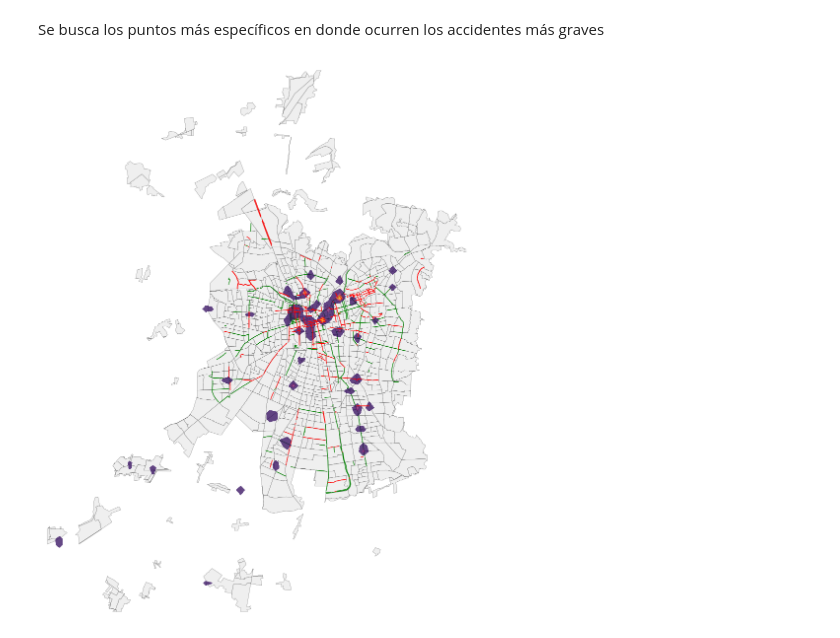
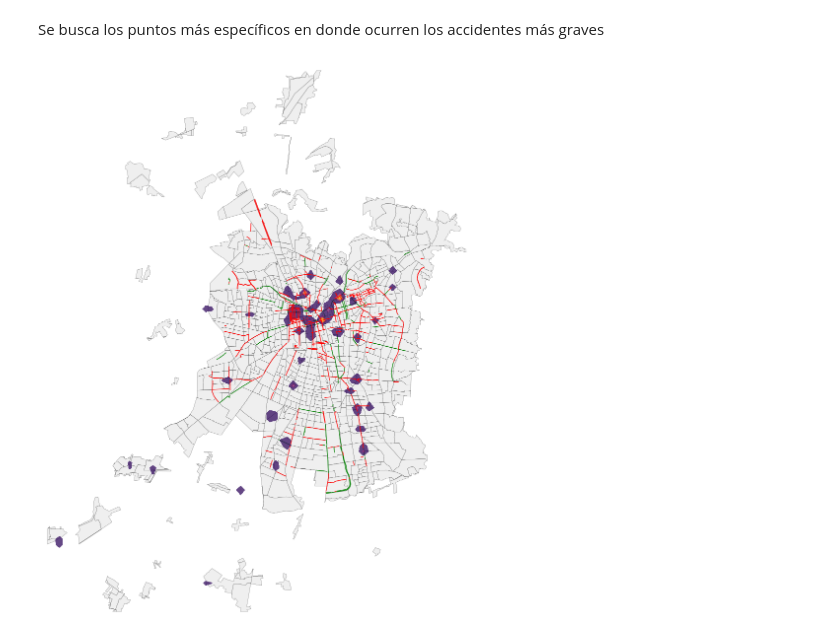
Before and after one commit to IgnacioTorr/aves, a Jupyter notebook: notebooks/vis-course/2024-otoño/Hito.ipynb, the cells around one changed output. Cells and saved outputs as stored; diff of their text form; code cells hidden in the pictures.

```diff
--- a/notebooks/vis-course/2024-otoño/Hito.ipynb
+++ b/notebooks/vis-course/2024-otoño/Hito.ipynb
@@ -250,33 +178,33 @@ Se busca los puntos más específicos en donde ocurren los accidentes más grave
 from aves.visualization.maps import heat_map
 from aves.visualization.figures import GeoFacetGrid
 
 grid = GeoFacetGrid(
     origenes_viajes[origenes_viajes.Gravedad > 7],
     context=zones,
     height=6,
 )
 
 grid.add_layer(zones, color="#efefef", edgecolor="black", linewidth=0.1)
 
 
 #estados: Singularid y Recomendad
-grid.add_layer(ciclovias_2021[ciclovias_2021["Singularid"] == "Aprobado"] ,edgecolor='green', facecolor='none', linewidth=0.5)
-grid.add_layer(ciclovias_2021[ciclovias_2021["Singularid"] == "Reprobado"] ,edgecolor='red', facecolor='none', linewidth=0.5)
+grid.add_layer(ciclovias_2021[ciclovias_2021["Recomendad"] == "Aprobado"] ,edgecolor='green', facecolor='none', linewidth=0.5)
+grid.add_layer(ciclovias_2021[ciclovias_2021["Recomendad"] == "Reprobado"] ,edgecolor='red', facecolor='none', linewidth=0.5)
 
 grid.add_layer(
     heat_map,
     # atributo de los datos con la importancia o peso de cada viaje
     weight="Gravedad",
     # cantidad de niveles/colores del mapa de calor
     n_levels=5,
     # radio de influencia de cada viaje
     bandwidth=0.000000001,
     # valor de corte para los valores bajos del heatmap
     low_threshold=0.1,
     # transparencia
     alpha=0.75,
     # paleta de colores
     palette="inferno"
 )
 # %% [output]
-[figure, old version]
+[figure, new version]
```
Also changed, not shown: parts of 1 cell of this notebook.
